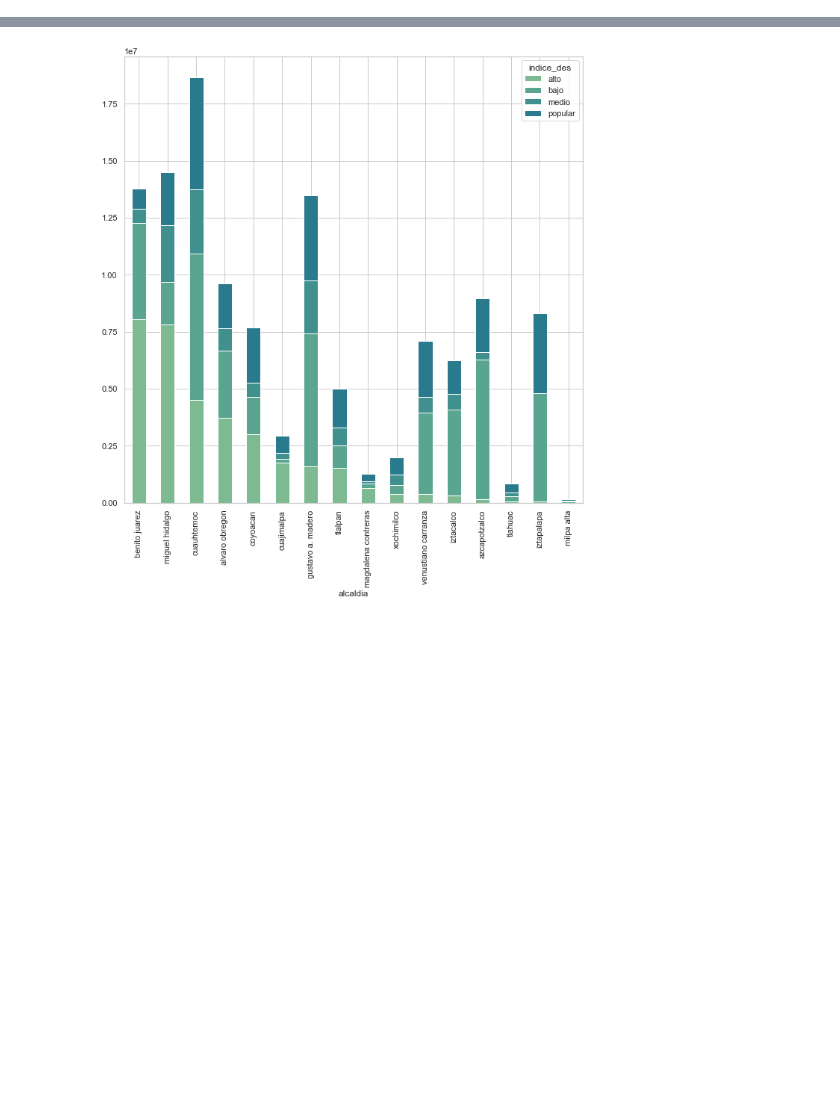
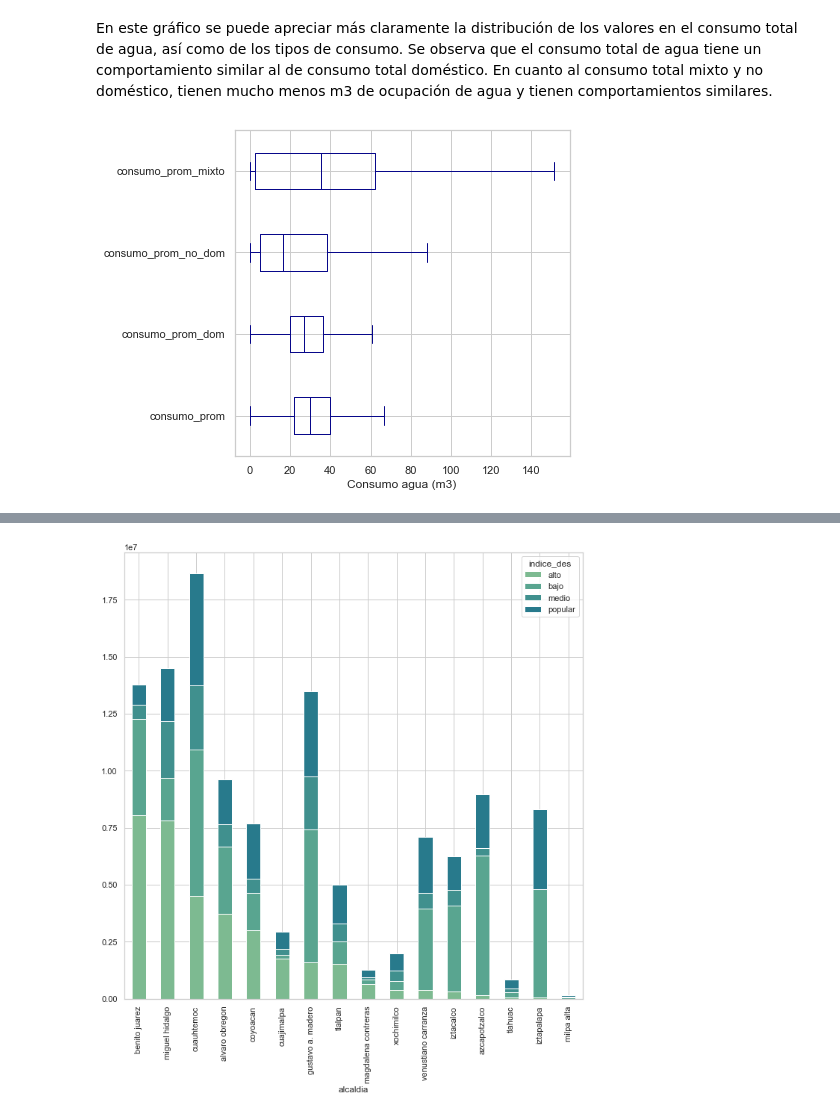
Before and after one commit to ElenaVillano/eda_geda_conagua, a Jupyter notebook: Ele_graphics.ipynb, the cells around one changed output, grey strips where cells are left out. Saved outputs shown, nothing was run; the diff lists cells and outputs as text; code cells hidden in the pictures; blank space fills up the shorter version.

```diff
--- a/Ele_graphics.ipynb
+++ b/Ele_graphics.ipynb
@@ -194,0 +118,14 @@ plt1 = sns.barplot(x="value", y="alcaldia",
+# %% [markdown]
+En este gráfico se puede apreciar más claramente la distribución de los valores en el consumo total de agua, así como de los tipos de consumo. Se observa que el consumo total de agua tiene un comportamiento similar al de consumo total doméstico. En cuanto al consumo total mixto y no doméstico, tienen mucho menos m3 de ocupación de agua y tienen comportamientos similares.
+# %%
+df_clean_prom[['consumo_prom',
+               'consumo_prom_dom',
+               'consumo_prom_no_dom',
+               'consumo_prom_mixto']].boxplot(vert=False,
+                                              figsize=[6,6],
+                                              showfliers=False,
+                                              color='#08088A')\
+.set_xlabel('Consumo agua (m3)')
+plt.show()
+# %% [output]
+[figure, added]
```
Also changed, not shown: parts of 42 cells of this notebook.
